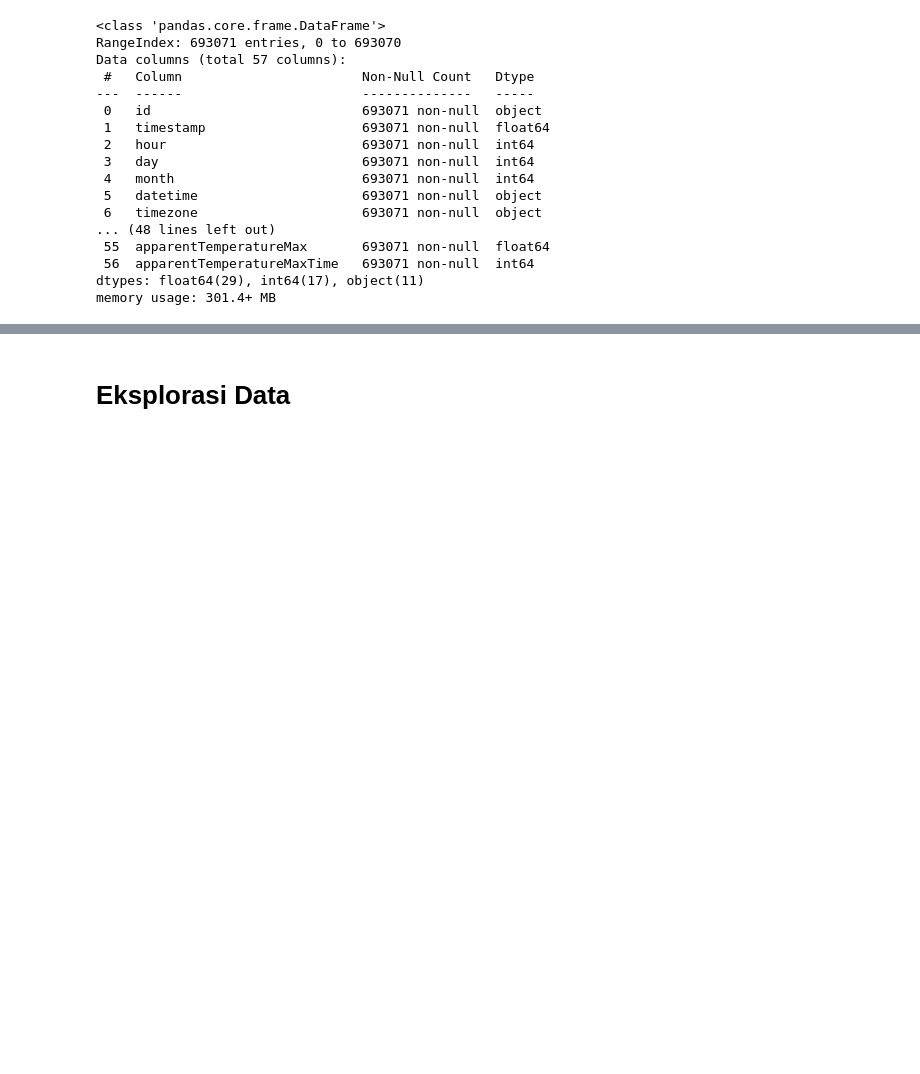
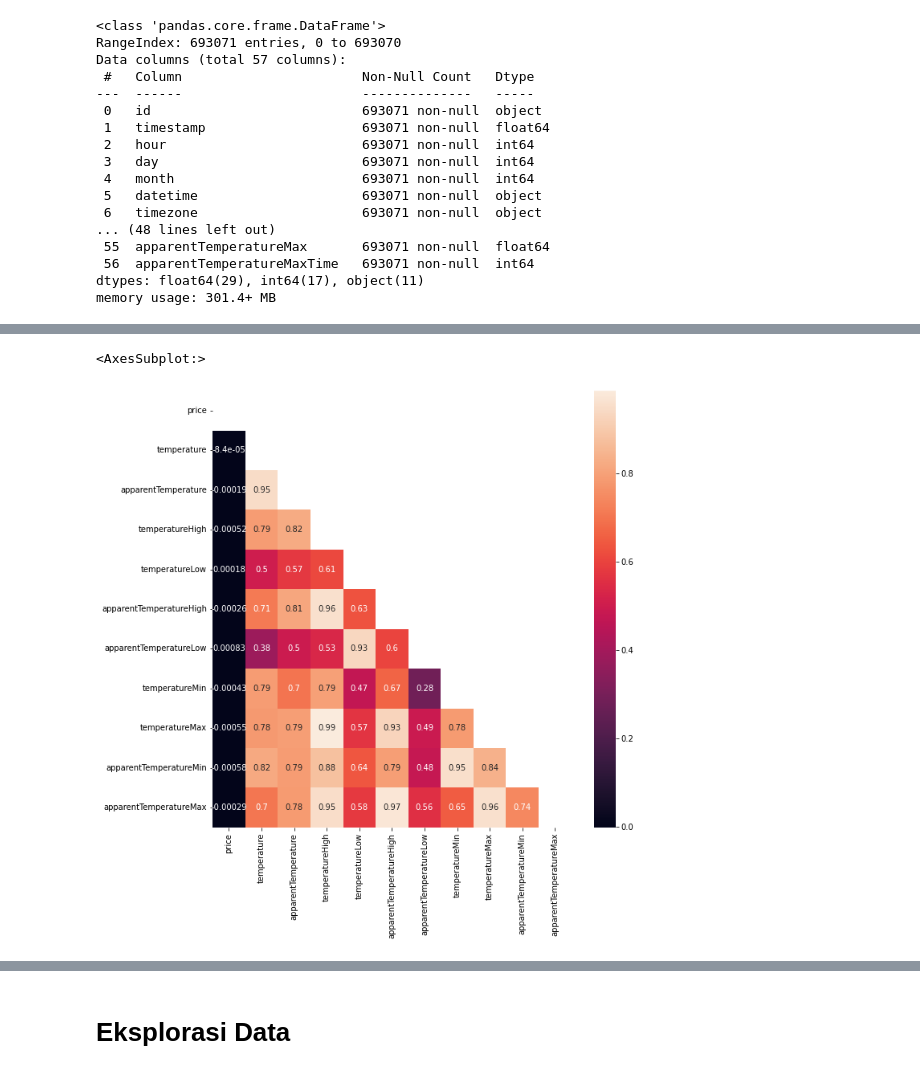
Before and after one commit to ainajefelina/FP1-Analisis, a Jupyter notebook: FP1/1.ipynb, the cells around one changed output, grey strips where cells are left out. Saved outputs shown, nothing was run; the diff lists cells and outputs as text; code cells hidden in the pictures; blank space fills up the shorter version.

```diff
--- a/FP1/1.ipynb
+++ b/FP1/1.ipynb
@@ -72,0 +251,9 @@ memory usage: 301.4+ MB
+# %%
+df = df.drop(['id','long_summary','timestamp','datetime','timezone',
+              'windGustTime','temperatureHighTime','temperatureLowTime',
+              'apparentTemperatureHighTime','apparentTemperatureLowTime',
+              'sunriseTime','sunsetTime','uvIndexTime','temperatureMinTime',
+              'temperatureMaxTime','apparentTemperatureMinTime',
+              'apparentTemperatureMaxTime','latitude','longitude'],axis=1)
+print(df.shape)
+df.head()
@@ -72,0 +287,6 @@ memory usage: 301.4+ MB
+# %%
+df2= df[['price','temperature','apparentTemperature','temperatureHigh',
+         'temperatureLow','apparentTemperatureHigh','apparentTemperatureLow',
+         'temperatureMin','temperatureMax','apparentTemperatureMin',
+         'apparentTemperatureMax']]
+df2.head()
@@ -72,0 +300,6 @@ memory usage: 301.4+ MB
+# %%
+plt.figure(figsize=(10,10))
+sb.heatmap(df2.corr(),annot=True, mask=np.triu(df2.corr()))
+# %% [output]
+<AxesSubplot:>
+[figure, added]
```
Also changed, not shown: parts of 39 cells of this notebook, 2 other files.
